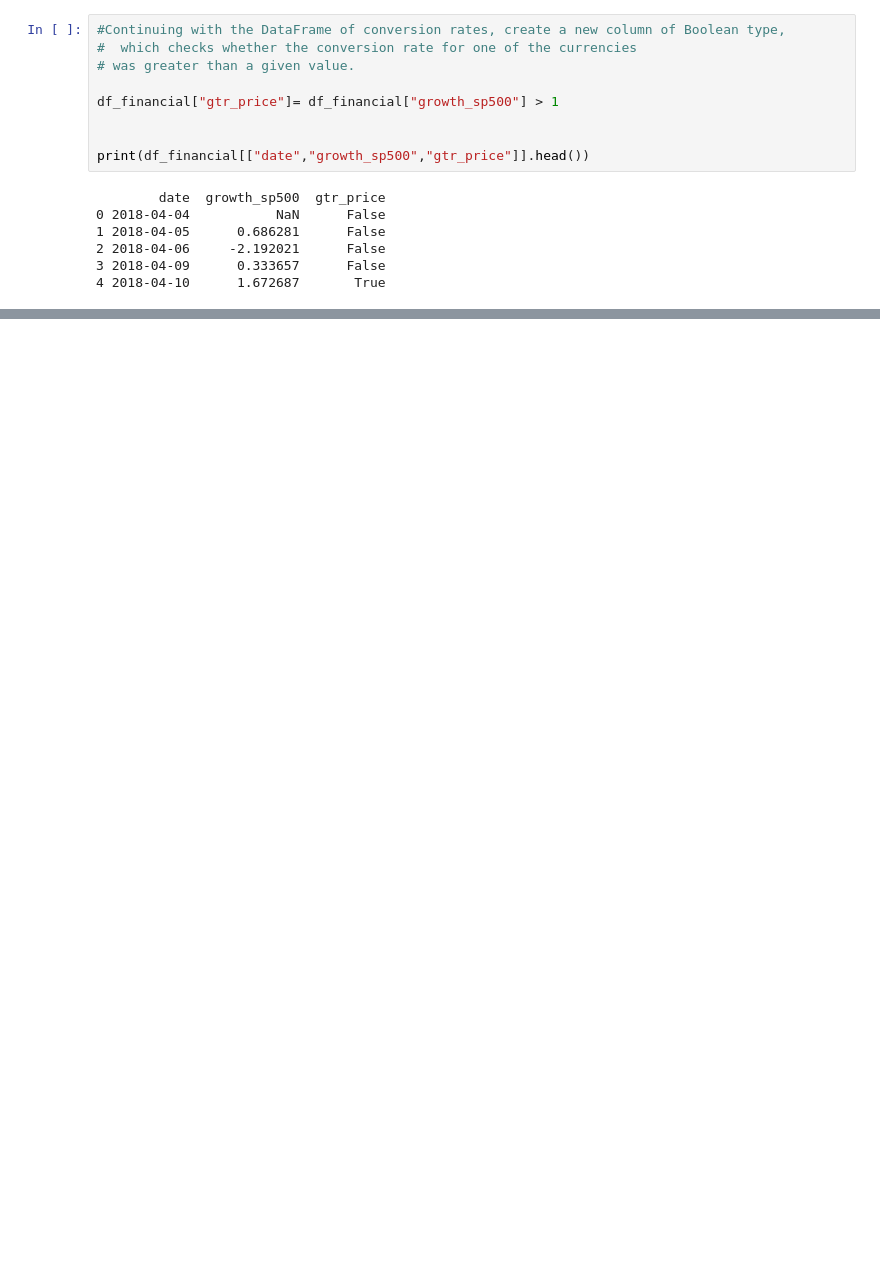
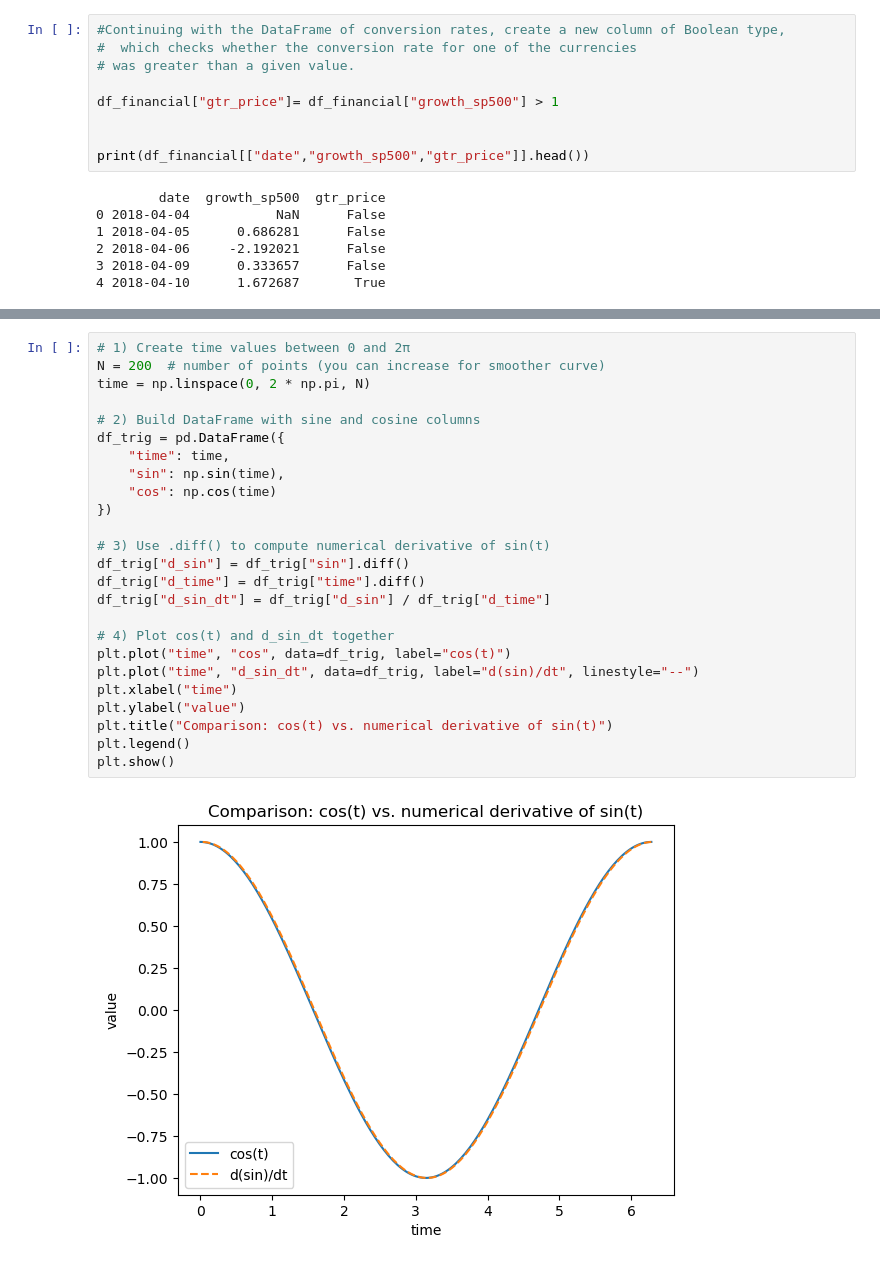
Before and after one commit to jshin0229/qtm151fall2025real, a Jupyter notebook: quiz_prep4.ipynb, the cells around one changed output, grey strips where cells are left out. Drawn from its saved outputs; the diff is of its cells as text; blank space fills up the shorter version.

```diff
--- a/quiz_prep4.ipynb
+++ b/quiz_prep4.ipynb
@@ -144,0 +165,27 @@ plt.fill_between(x= x_vals,
+# %%
+# 1) Create time values between 0 and 2π
+N = 200  # number of points (you can increase for smoother curve)
+time = np.linspace(0, 2 * np.pi, N)
+
+# 2) Build DataFrame with sine and cosine columns
+df_trig = pd.DataFrame({
+    "time": time,
+    "sin": np.sin(time),
+    "cos": np.cos(time)
+})
+
+# 3) Use .diff() to compute numerical derivative of sin(t)
+df_trig["d_sin"] = df_trig["sin"].diff()
+df_trig["d_time"] = df_trig["time"].diff()
+df_trig["d_sin_dt"] = df_trig["d_sin"] / df_trig["d_time"]
+
+# 4) Plot cos(t) and d_sin_dt together
+plt.plot("time", "cos", data=df_trig, label="cos(t)")
+plt.plot("time", "d_sin_dt", data=df_trig, label="d(sin)/dt", linestyle="--")
+plt.xlabel("time")
+plt.ylabel("value")
+plt.title("Comparison: cos(t) vs. numerical derivative of sin(t)")
+plt.legend()
+plt.show()
+# %% [output]
+[figure, added]
```
Also changed, not shown: parts of 6 cells of this notebook.
